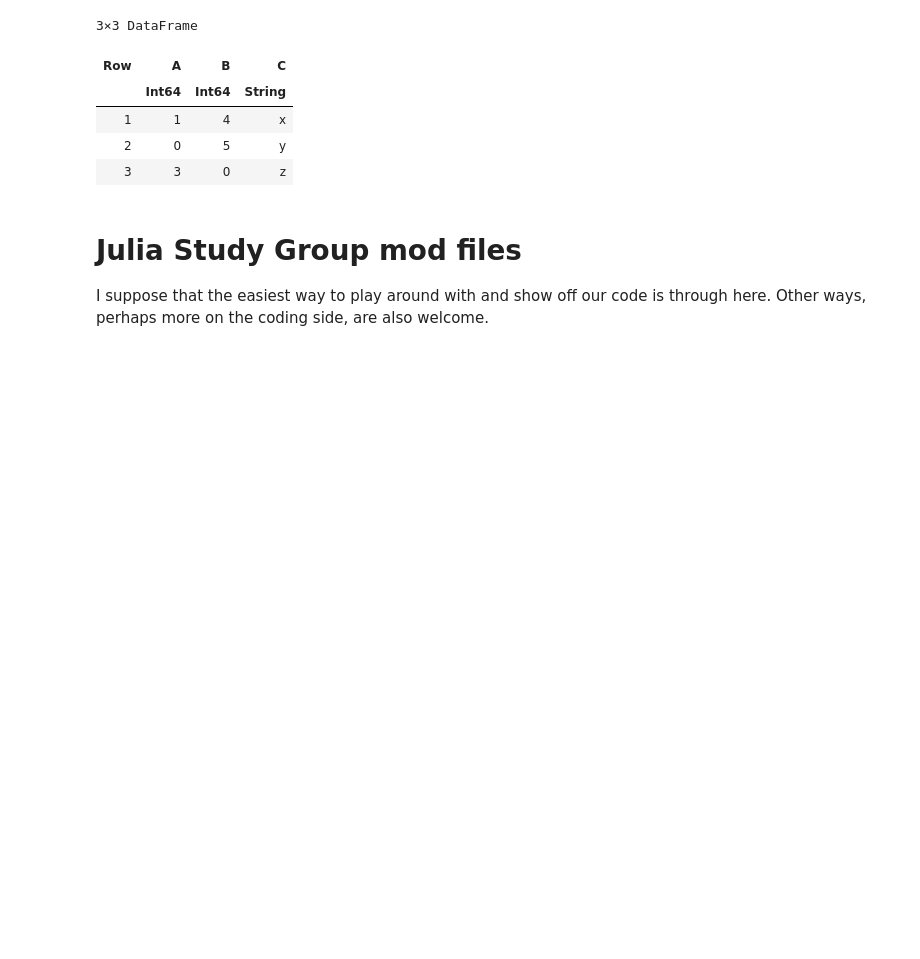
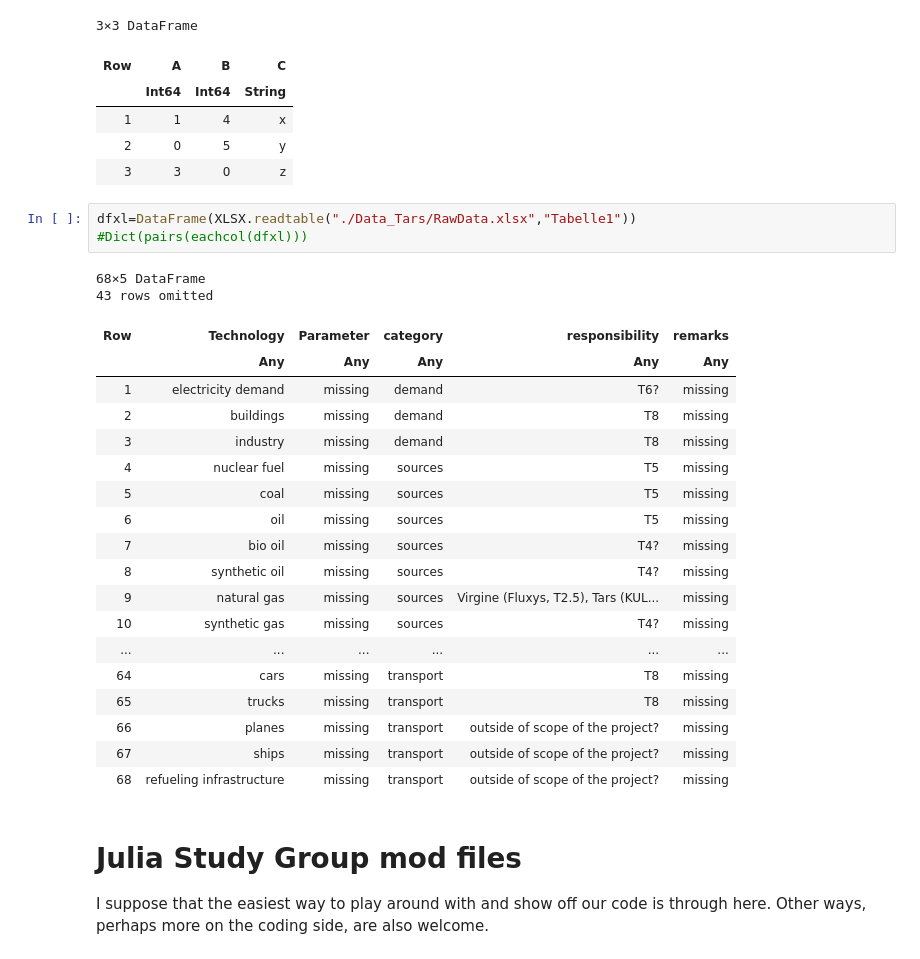
Before and after one commit to tarskul/JuliaStudyGroup, a Jupyter notebook: JuliaStudyGroup.ipynb, the cells around one changed output. Saved outputs shown, nothing was run; the diff lists cells and outputs as text; blank space fills up the shorter version.

```diff
--- a/JuliaStudyGroup.ipynb
+++ b/JuliaStudyGroup.ipynb
@@ -478,6 +481,30 @@ dfk
 | 1 | 1 | 4 | x |
 | 2 | 0 | 5 | y |
 | 3 | 3 | 0 | z |
+# %%
+dfxl=DataFrame(XLSX.readtable("./Data_Tars/RawData.xlsx","Tabelle1"))
+#Dict(pairs(eachcol(dfxl)))
+# %% [output]
+68×5 DataFrame
+43 rows omitted
+| Row | Technology | Parameter | category | responsibility | remarks |
+|  | Any | Any | Any | Any | Any |
+| 1 | electricity demand | missing | demand | T6? | missing |
+| 2 | buildings | missing | demand | T8 | missing |
+| 3 | industry | missing | demand | T8 | missing |
+| 4 | nuclear fuel | missing | sources | T5 | missing |
+| 5 | coal | missing | sources | T5 | missing |
+| 6 | oil | missing | sources | T5 | missing |
+| 7 | bio oil | missing | sources | T4? | missing |
+| 8 | synthetic oil | missing | sources | T4? | missing |
+| 9 | natural gas | missing | sources | Virgine (Fluxys, T2.5), Tars (KUL... | missing |
+| 10 | synthetic gas | missing | sources | T4? | missing |
+| ... | ... | ... | ... | ... | ... |
+| 64 | cars | missing | transport | T8 | missing |
+| 65 | trucks | missing | transport | T8 | missing |
+| 66 | planes | missing | transport | outside of scope of the project? | missing |
+| 67 | ships | missing | transport | outside of scope of the project? | missing |
+| 68 | refueling infrastructure | missing | transport | outside of scope of the project? | missing |
 # %% [markdown]
 # Julia Study Group mod files
 I suppose that the easiest way to play around with and show off our code is through here. Other ways, perhaps more on the coding side, are also welcome.
```
Also changed, not shown: parts of 3 cells of this notebook, 2 other files.
